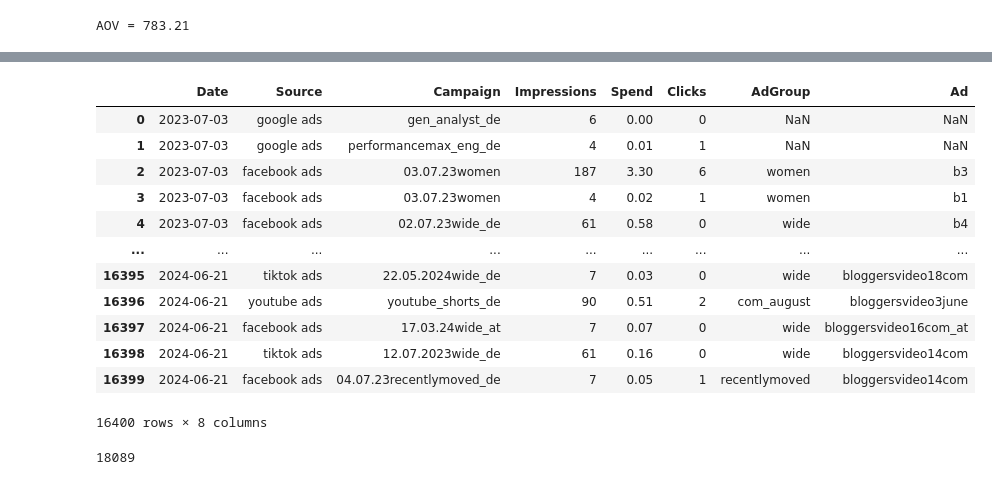
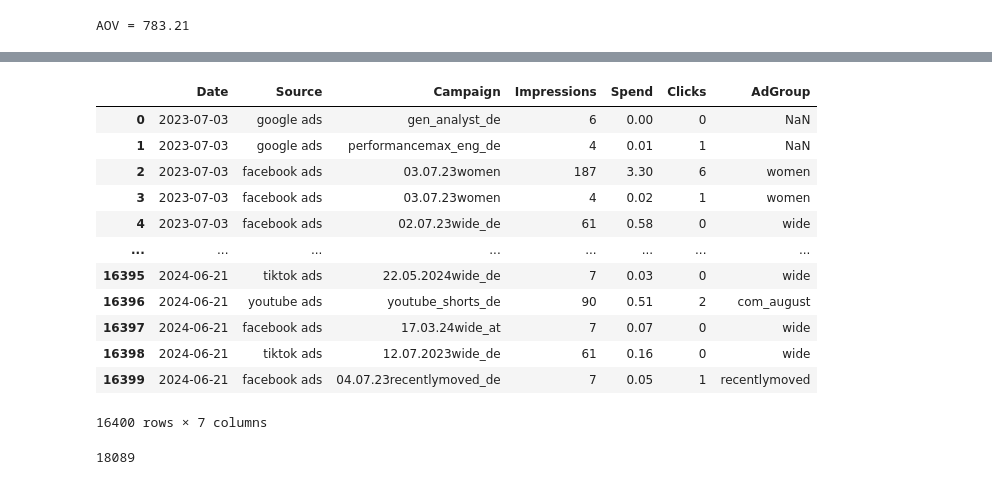
Before and after one commit to Katarina-dev/ICH, a Jupyter notebook: Python/hw/DA_PROJECT/product_analytics.ipynb, the cells around one changed output, grey strips where cells are left out. Cells and saved outputs as stored; diff of their text form; code cells hidden in the pictures.

```diff
--- a/Python/hw/DA_PROJECT/product_analytics.ipynb
+++ b/Python/hw/DA_PROJECT/product_analytics.ipynb
@@ -159,20 +159,20 @@ contacts_df
 # %%
-spend_df = pd.read_pickle("spend_cleaned_v1.pkl")
+spend_df = pd.read_pickle("spend_cleaned.pkl")
 spend_df
 # %% [output]
-|  | Date | Source | Campaign | Impressions | Spend | Clicks | AdGroup | Ad |
-| 0 | 2023-07-03 | google ads | gen_analyst_de | 6 | 0.00 | 0 | NaN | NaN |
-| 1 | 2023-07-03 | google ads | performancemax_eng_de | 4 | 0.01 | 1 | NaN | NaN |
-| 2 | 2023-07-03 | facebook ads | 03.07.23women | 187 | 3.30 | 6 | women | b3 |
-| 3 | 2023-07-03 | facebook ads | 03.07.23women | 4 | 0.02 | 1 | women | b1 |
-| 4 | 2023-07-03 | facebook ads | 02.07.23wide_de | 61 | 0.58 | 0 | wide | b4 |
-| ... | ... | ... | ... | ... | ... | ... | ... | ... |
-| 16395 | 2024-06-21 | tiktok ads | 22.05.2024wide_de | 7 | 0.03 | 0 | wide | bloggersvideo18com |
-| 16396 | 2024-06-21 | youtube ads | youtube_shorts_de | 90 | 0.51 | 2 | com_august | bloggersvideo3june |
-| 16397 | 2024-06-21 | facebook ads | 17.03.24wide_at | 7 | 0.07 | 0 | wide | bloggersvideo16com_at |
-| 16398 | 2024-06-21 | tiktok ads | 12.07.2023wide_de | 61 | 0.16 | 0 | wide | bloggersvideo14com |
-| 16399 | 2024-06-21 | facebook ads | 04.07.23recentlymoved_de | 7 | 0.05 | 1 | recentlymoved | bloggersvideo14com |
+|  | Date | Source | Campaign | Impressions | Spend | Clicks | AdGroup |
+| 0 | 2023-07-03 | google ads | gen_analyst_de | 6 | 0.00 | 0 | NaN |
+| 1 | 2023-07-03 | google ads | performancemax_eng_de | 4 | 0.01 | 1 | NaN |
+| 2 | 2023-07-03 | facebook ads | 03.07.23women | 187 | 3.30 | 6 | women |
+| 3 | 2023-07-03 | facebook ads | 03.07.23women | 4 | 0.02 | 1 | women |
+| 4 | 2023-07-03 | facebook ads | 02.07.23wide_de | 61 | 0.58 | 0 | wide |
+| ... | ... | ... | ... | ... | ... | ... | ... |
+| 16395 | 2024-06-21 | tiktok ads | 22.05.2024wide_de | 7 | 0.03 | 0 | wide |
+| 16396 | 2024-06-21 | youtube ads | youtube_shorts_de | 90 | 0.51 | 2 | com_august |
+| 16397 | 2024-06-21 | facebook ads | 17.03.24wide_at | 7 | 0.07 | 0 | wide |
+| 16398 | 2024-06-21 | tiktok ads | 12.07.2023wide_de | 61 | 0.16 | 0 | wide |
+| 16399 | 2024-06-21 | facebook ads | 04.07.23recentlymoved_de | 7 | 0.05 | 1 | recentlymoved |
-16400 rows × 8 columns
+16400 rows × 7 columns
 # %%
 deals_df['Contact Name'].nunique()
 # %% [output]
```
Also changed, not shown: parts of 8 cells of this notebook, 24 other files.
